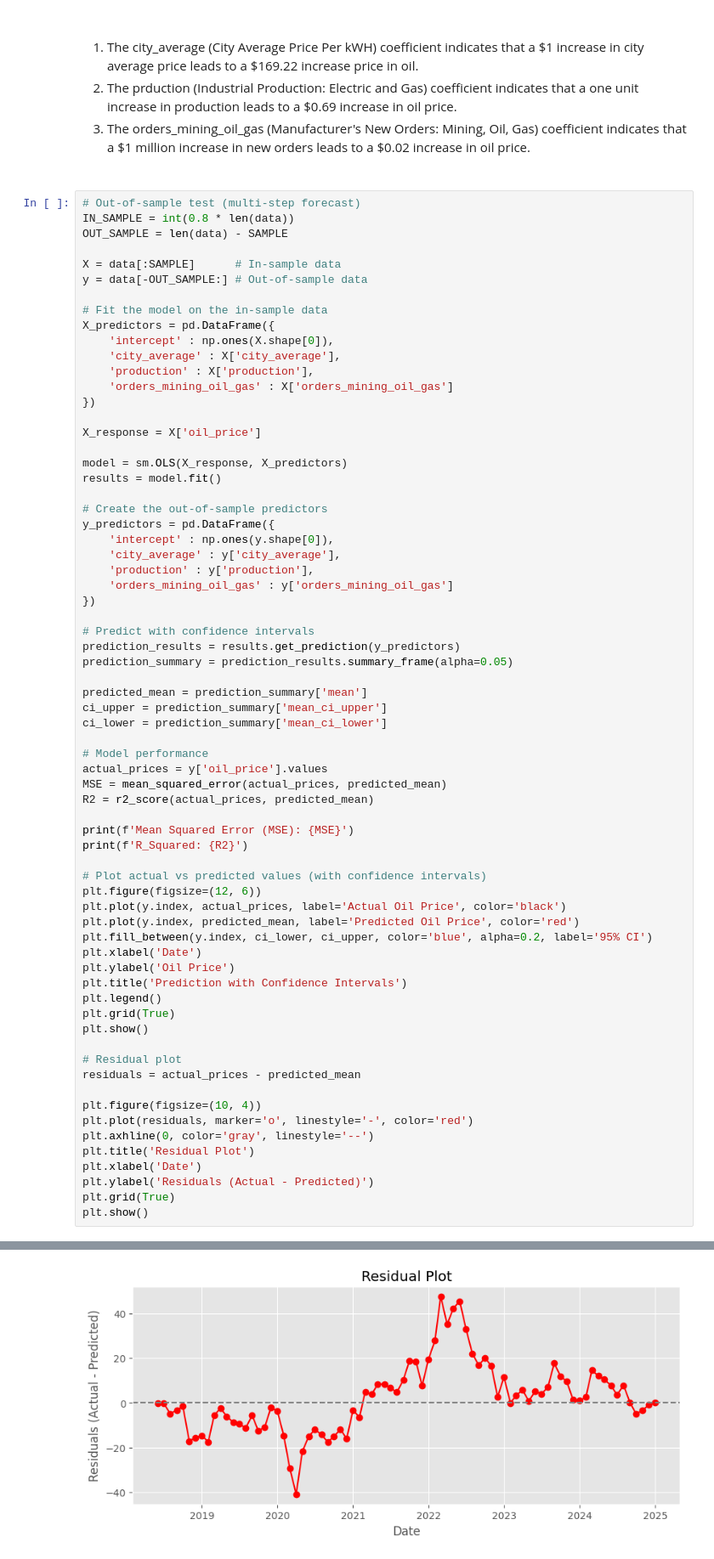
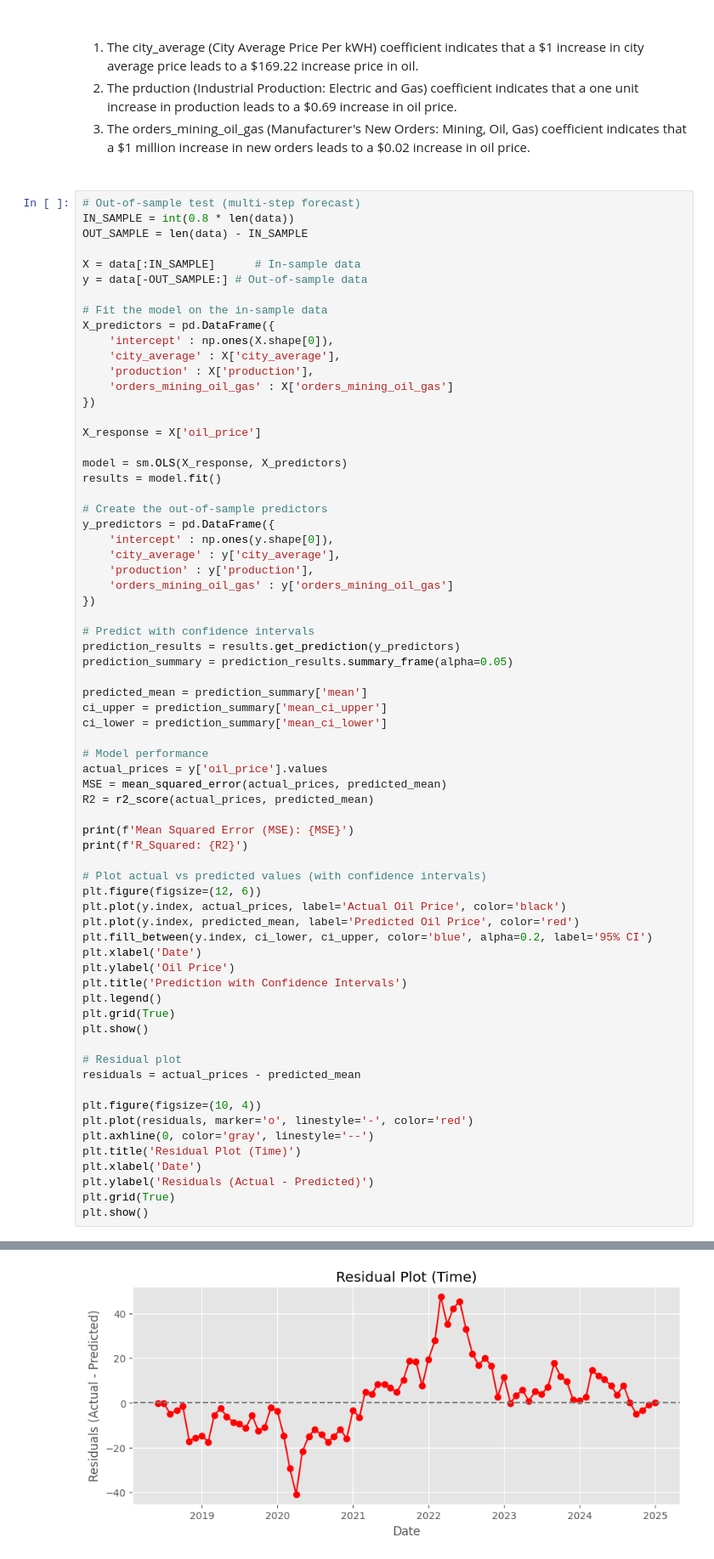
Before and after one commit to tzabcoder/QuantitativeFinance, a Jupyter notebook: Seasonality_Predictions/oil_seasonality_predictions.ipynb, the cells around one changed output, grey strips where cells are left out. Shown at 85% size. Drawn from its saved outputs; the diff is of its cells as text.

```diff
--- a/Seasonality_Predictions/oil_seasonality_predictions.ipynb
+++ b/Seasonality_Predictions/oil_seasonality_predictions.ipynb
@@ -269,9 +269,9 @@ Viewing the OLS regression results, the in-sample model results indicate that 79
 # %%
 # Out-of-sample test (multi-step forecast)
 IN_SAMPLE = int(0.8 * len(data))
-OUT_SAMPLE = len(data) - SAMPLE
+OUT_SAMPLE = len(data) - IN_SAMPLE
 
-X = data[:SAMPLE]      # In-sample data
+X = data[:IN_SAMPLE]      # In-sample data
 y = data[-OUT_SAMPLE:] # Out-of-sample data
 
 # Fit the model on the in-sample data
@@ -310,35 +310,35 @@ R2 = r2_score(actual_prices, predicted_mean)
 
 print(f'Mean Squared Error (MSE): {MSE}')
 print(f'R_Squared: {R2}')
 
 # Plot actual vs predicted values (with confidence intervals)
 plt.figure(figsize=(12, 6))
 plt.plot(y.index, actual_prices, label='Actual Oil Price', color='black')
 plt.plot(y.index, predicted_mean, label='Predicted Oil Price', color='red')
 plt.fill_between(y.index, ci_lower, ci_upper, color='blue', alpha=0.2, label='95% CI')
 plt.xlabel('Date')
 plt.ylabel('Oil Price')
 plt.title('Prediction with Confidence Intervals')
 plt.legend()
 plt.grid(True)
 plt.show()
 
 # Residual plot
 residuals = actual_prices - predicted_mean
 
 plt.figure(figsize=(10, 4))
 plt.plot(residuals, marker='o', linestyle='-', color='red')
 plt.axhline(0, color='gray', linestyle='--')
-plt.title('Residual Plot')
+plt.title('Residual Plot (Time)')
 plt.xlabel('Date')
 plt.ylabel('Residuals (Actual - Predicted)')
 plt.grid(True)
 plt.show()
 # %% [output]
 Mean Squared Error (MSE): 251.96325255539605
 R_Squared: 0.25365948650219095
 [figure]
-[figure, old version]
+[figure, new version]
 # %%
 # Out-of-sample test (single-step rolling forecast)
 predictions = []
```
Also changed, not shown: parts of 2 cells of this notebook.
